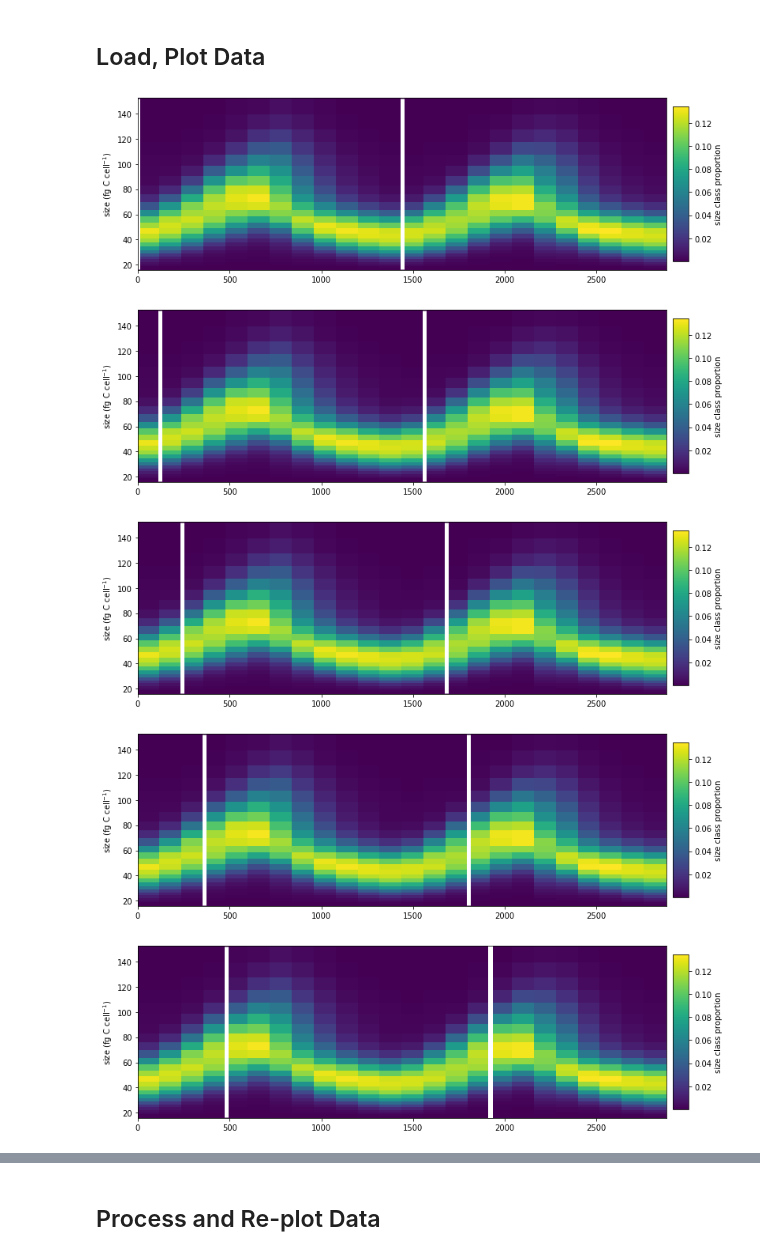
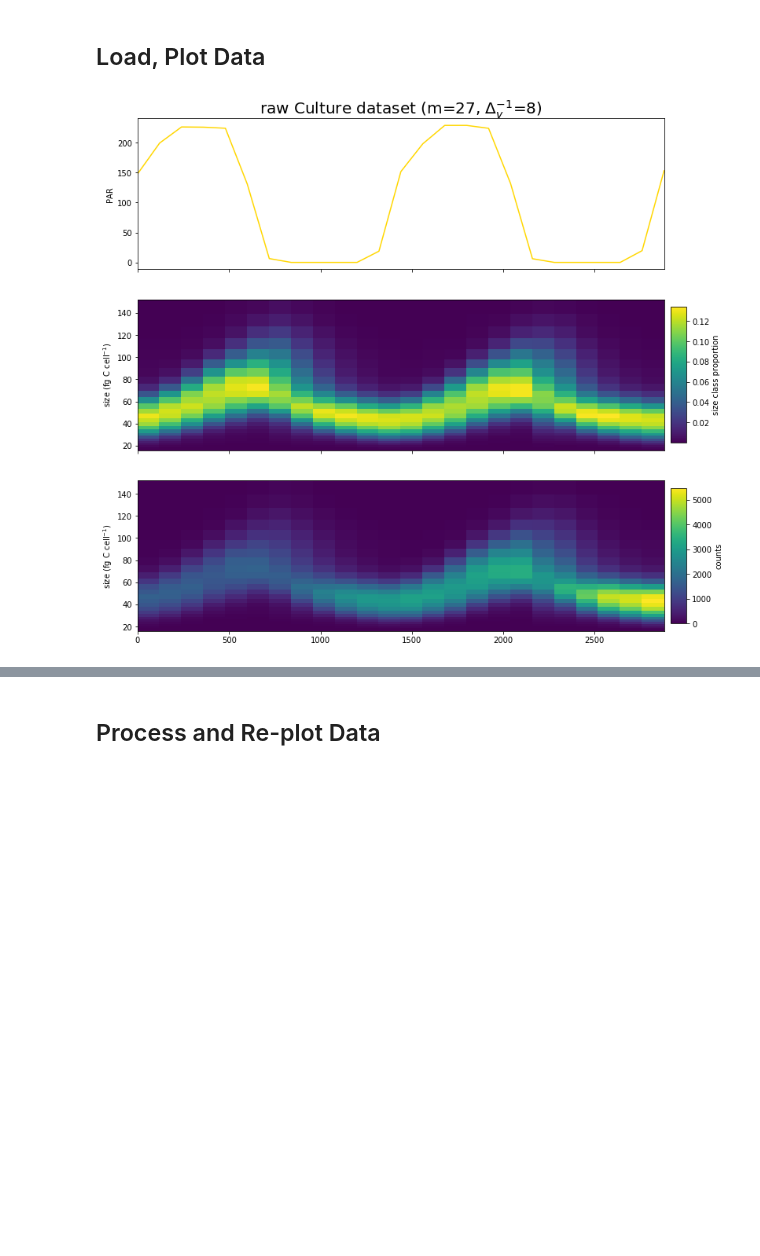
Before and after one commit to CBIOMES/bayesian-matrix-population-model, a Jupyter notebook: notebooks/fit_models.ipynb, the cells around one changed output, grey strips where cells are left out. Cells and saved outputs as stored; diff of their text form; code cells hidden in the pictures; blank space fills up the shorter version.

```diff
--- a/notebooks/fit_models.ipynb
+++ b/notebooks/fit_models.ipynb
@@ -30,6 +30,8 @@ savename_output = '../results/zinser_results_full.nc'
 # save the Stan output instead a few stats (only active if filename is specified above)
 save_stan_output = True
 
+save_only_converged = False
+
 # specify the Stan variable names to save; if set to None, all variables are saved
 # (only active if save_stan_output is True)
 varnames_save = None
@@ -42,6 +44,19 @@ num_chains = 6
 
 # the prior_only option passed to each Stan model
 prior_only = False
+
+# Number of days of data to fit
+limit_days = 2
+
+# Whether or not data limit is inclusive (include boundary point)
+inclusive = False
+
+# Whether to append dataset to itself to create a 96-hour dataset
+# This option is used for validation experiments in rolling_window.ipynb
+extend = False
+
+# Whether to append results to an existing file or overwrite
+append = False
 # %% [markdown]
 ## Load, Plot Data
 # %%
@@ -83,40 +119,37 @@ desc += ' (m={data[m]}, $\Delta_v^{{-1}}$={data[delta_v_inv]})'.format(data=data
 # %%
 def add_colorbar(ax, **cbarargs):
     axins_cbar = inset_axes(ax, width='3%', height='90%', loc=5,
                             bbox_to_anchor=(0.05,0.0,1,1),
                             bbox_transform=ax.transAxes)
     mpl.colorbar.ColorbarBase(axins_cbar, orientation='vertical',
                               **cbarargs)
 
-for start in range(0, 12):
-    indices = (start, start+12)
-    if show_data:
-        nrows = 1
+if show_data:
+    nrows = 3
 
-        v_min = data_gridded['v_min']
-        delta_v = 1.0/data_gridded['delta_v_inv']
-        v = v_min * 2**(np.arange(data_gridded['m'])*delta_v)
+    v_min = data_gridded['v_min']
+    delta_v = 1.0/data_gridded['delta_v_inv']
+    v = v_min * 2**(np.arange(data_gridded['m'])*delta_v)
 
-        fig,ax = plt.subplots(nrows=nrows, sharex=True, figsize=(12,4*nrows))
+    fig,axs = plt.subplots(nrows=nrows, sharex=True, figsize=(12,4*nrows))
 
-    #     ax = axs[1]
-        pc = ax.pcolormesh(data_gridded['time'], v, data_gridded['w_obs'],
-                           shading='auto')
-        ax.set(ylabel='size ({})'.format(size_units))
-        add_colorbar(ax, norm=pc.norm, cmap=pc.cmap, label='size class proportion')
+    ax = axs[0]
+    ax.set_title('raw '+desc, size=20)
+    ax.plot(data_gridded['time'], data_gridded['PAR'], color='gold')
+    ax.set(ylabel='PAR')
 
-        for index in indices:
-            t = data_gridded['time']
-            rect = mpl.patches.Rectangle((t[index],0.005), width=1, ec='white',
-                                         height=1-2*0.005, lw=5,fc='none',
-                                         transform=ax.get_xaxis_transform())
-            ax.add_artist(rect)
+    ax = axs[1]
+    pc = ax.pcolormesh(data_gridded['time'], v, data_gridded['w_obs'],
+                       shading='auto')
+    ax.set(ylabel='size ({})'.format(size_units))
+    add_colorbar(ax, norm=pc.norm, cmap=pc.cmap, label='size class proportion')
 
-    axs[-1].set_xlabel=('time (minutes)')
+    ax = axs[2]
+    pc = ax.pcolormesh(data_gridded['time'], v, data_gridded['counts'],
+                       shading='auto')
+    ax.set(ylabel='size ({})'.format(size_units))
+    add_colorbar(ax, norm=pc.norm, cmap=pc.cmap, label='counts')
+axs[-1].set_xlabel=('time (minutes)')
 None
 # %% [output]
-[figure, old version]
+[figure, new version]
-[figure, removed]
-[figure, removed]
-[figure, removed]
-[figure, removed]
```
Also changed, not shown: parts of 9 cells of this notebook, 22 other files.
